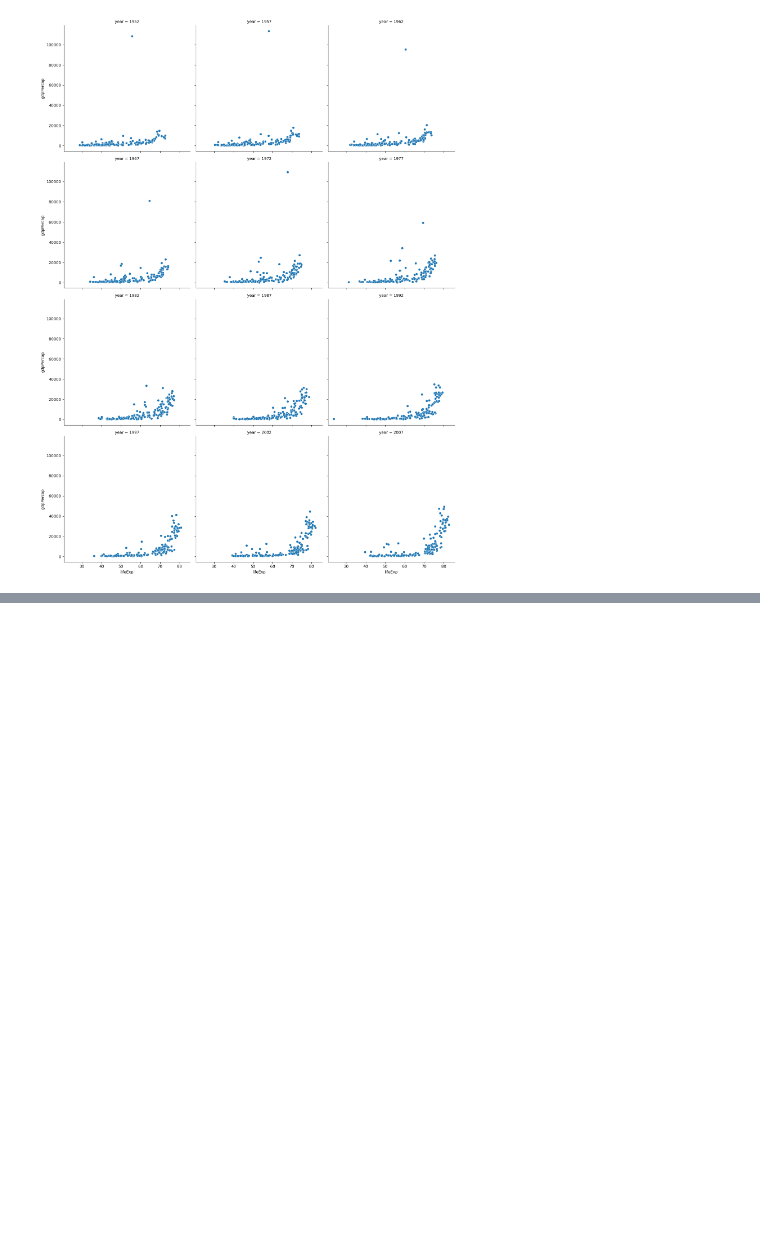
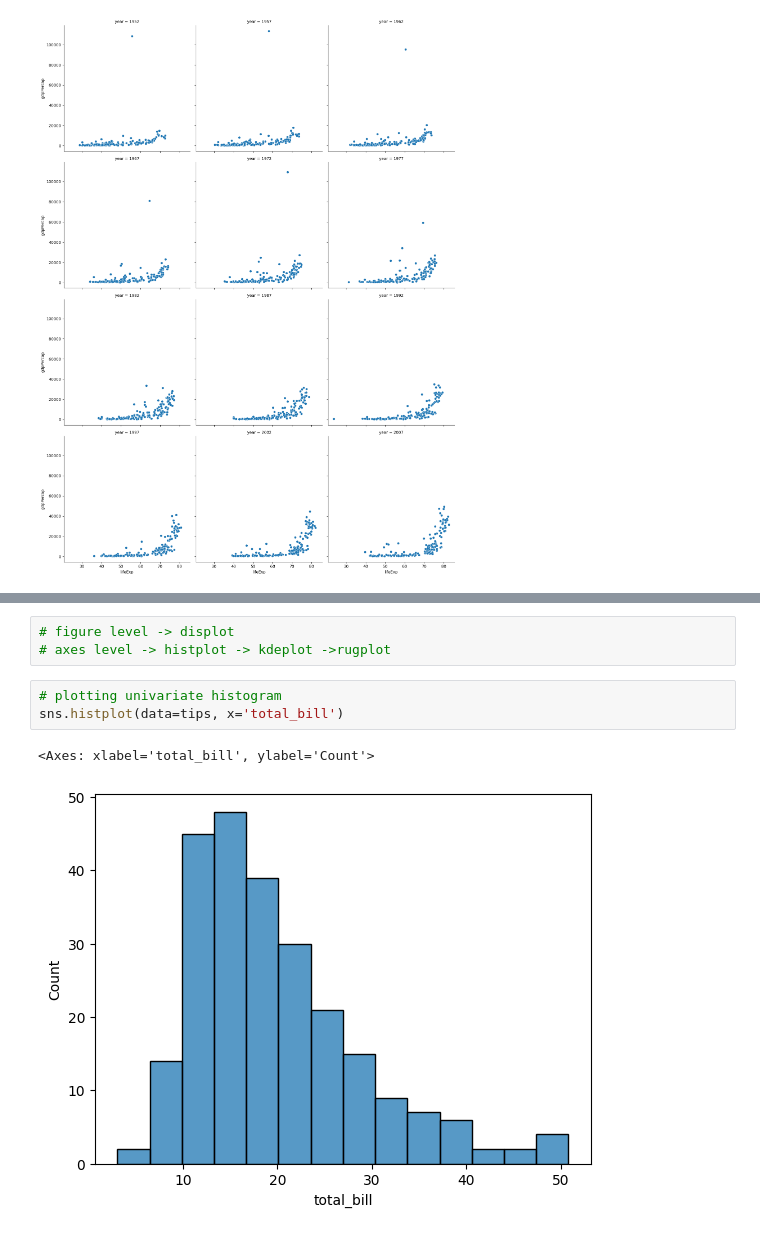
Before and after one commit to LAXMANPANT123/python-projects, a Jupyter notebook: Seaborn.ipynb, the cells around one changed output, grey strips where cells are left out. Cells and saved outputs as stored; diff of their text form; blank space fills up the shorter version.

Commit message:
Histogram and kdeplot

```diff
--- a/Seaborn.ipynb
+++ b/Seaborn.ipynb
@@ -141,0 +157,9 @@ sns.relplot(data=gap,x='lifeExp',y='gdpPercap',kind='scatter',col='year',col_wra
+# %%
+# figure level -> displot
+# axes level -> histplot -> kdeplot ->rugplot
+# %%
+# plotting univariate histogram
+sns.histplot(data=tips, x='total_bill')
+# %% [output]
+<Axes: xlabel='total_bill', ylabel='Count'>
+[figure, added]
```
Also changed, not shown: parts of 14 cells of this notebook.
